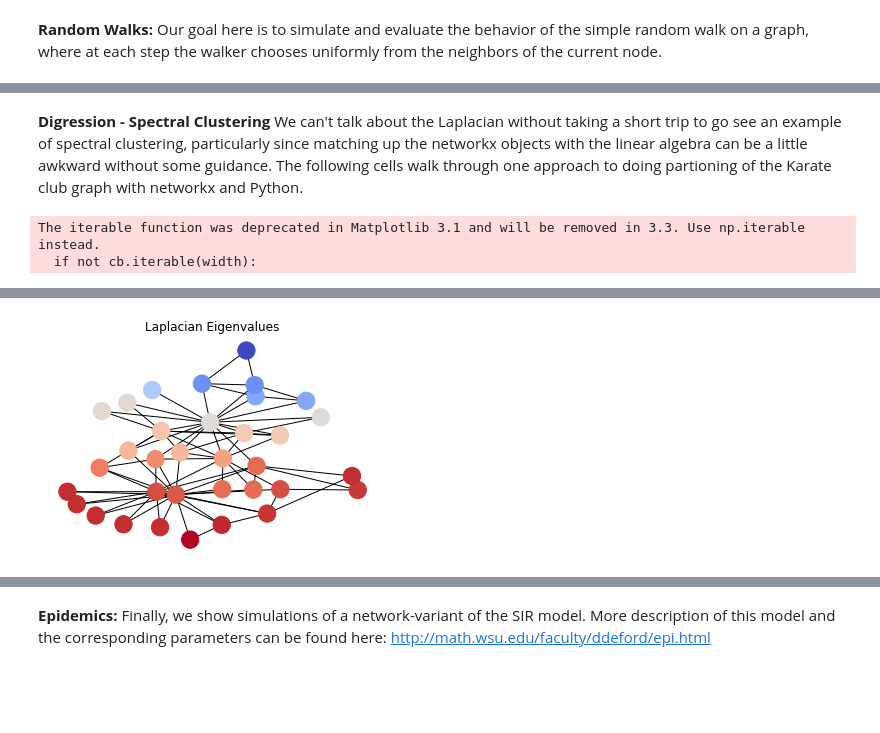
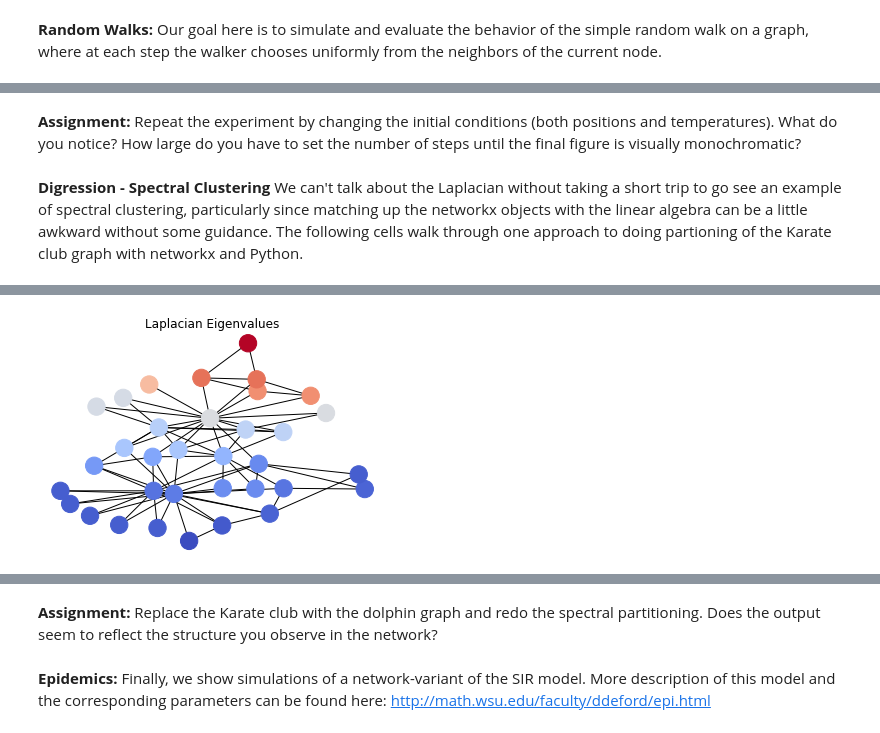
Before and after one commit to drdeford/JMM2021NetworkX, a Jupyter notebook: 3_Network_Dynamics.ipynb, the cells around one changed output, grey strips where cells are left out. Drawn from its saved outputs; the diff is of its cells as text; code cells hidden in the pictures; blank space fills up the shorter version.

Commit message:
add assignments

```diff
--- a/3_Network_Dynamics.ipynb
+++ b/3_Network_Dynamics.ipynb
@@ -179,3 +171,5 @@ The iterable function was deprecated in Matplotlib 3.1 and will be removed in 3.
+# %% [markdown]
+**Assignment:** Repeat the experiment by changing the initial conditions (both positions and temperatures). What do you notice? How large do you have to set the number of steps until the final figure is visually monochromatic?
 # %% [markdown]
 **Digression - Spectral Clustering** We can't talk about the Laplacian without taking a short trip to go see an example of spectral clustering, particularly since matching up the networkx objects with the linear algebra can be a little awkward without some guidance. The following cells walk through one approach to doing partioning of the Karate club graph with networkx and Python.
 # %%
@@ -201,7 +195,7 @@ NLMva, NLMve = LA.eigh(NLM)
 LMva, LMve = LA.eigh(LM)
 
 Fv = LMve[:,1]
-xFv = [Fv.item(x) for x in range(34)]
+xFv = [-Fv.item(x) for x in range(34)]
 NFv = NLMve[:,1]
 xNFv = [NFv.item(x) for x in range(34)]
 
@@ -217,7 +211,7 @@ plt.show()
 
 plt.figure()
 plt.title("Binarized Laplacian Eigenvalues")
-nx.draw(G, pos=karate_kk_layout,node_color=[xFv[x] < 0 for x in range(34)], cmap='coolwarm' )
+nx.draw(G, pos=karate_kk_layout,node_color=[xFv[x] > 0 for x in range(34)], cmap='coolwarm' )
 plt.show()
 
 plt.figure()
@@ -225,5 +219,3 @@ plt.title("Binarized Normalized Laplacian Eigenvalues")
 nx.draw(G,pos=karate_kk_layout,node_color= [xNFv[x] > 0 for x in range(34)], cmap='coolwarm')
 plt.show()
 # %% [output]
-The iterable function was deprecated in Matplotlib 3.1 and will be removed in 3.3. Use np.iterable instead.
-  if not cb.iterable(width):
@@ -231 +223 @@ The iterable function was deprecated in Matplotlib 3.1 and will be removed in 3.
-[figure, old version]
+[figure, new version]
@@ -235,3 +227,5 @@ The iterable function was deprecated in Matplotlib 3.1 and will be removed in 3.
+# %% [markdown]
+**Assignment:** Replace the Karate club with the dolphin graph and redo the spectral partitioning. Does the output seem to reflect the structure you observe in the network?
 # %% [markdown]
 **Epidemics:** Finally, we show simulations of a network-variant of the SIR model. More description of this model and the corresponding parameters can be found here:  http://math.wsu.edu/faculty/ddeford/epi.html
 # %%
```
Also changed, not shown: parts of 9 cells of this notebook.
